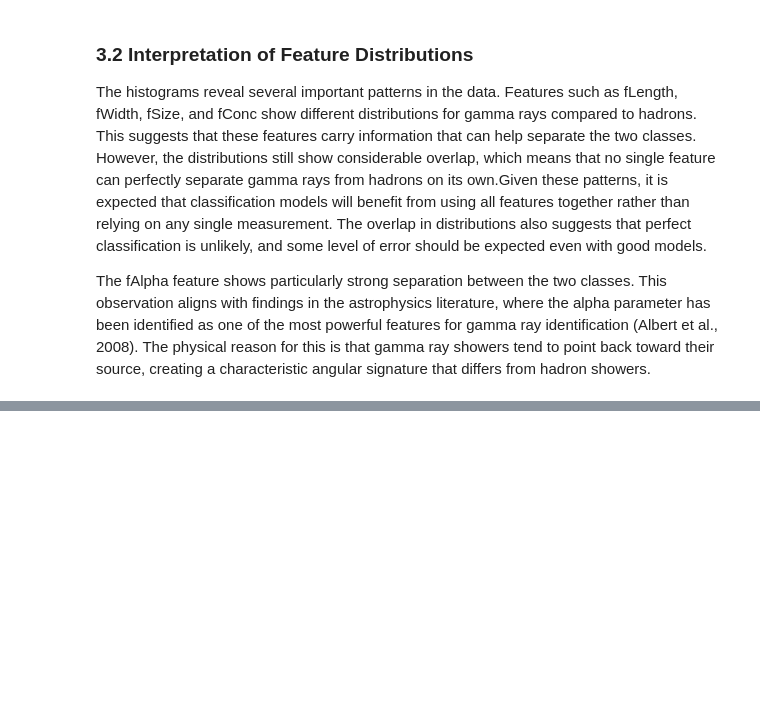
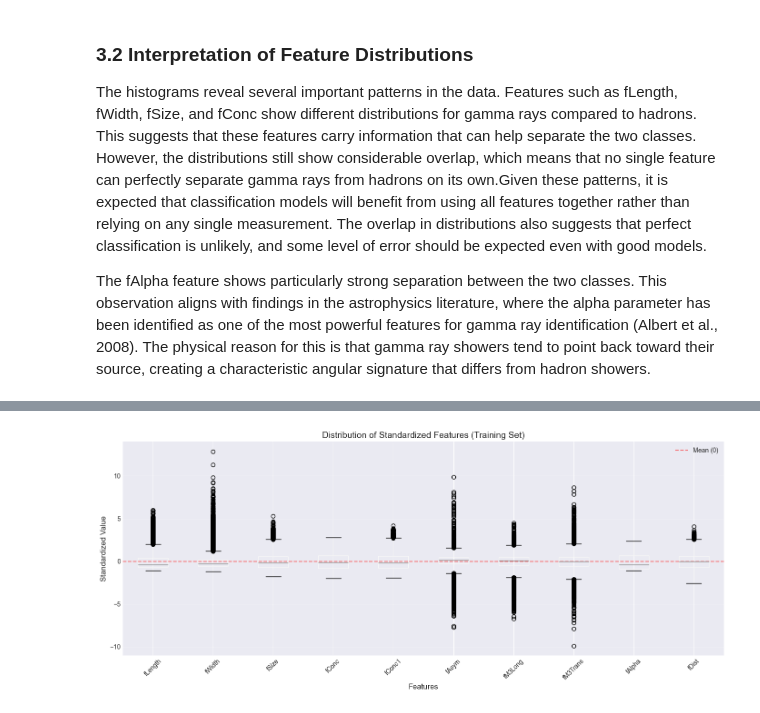
Before and after one commit to mwaniasam/Formative-1, a Jupyter notebook: Formative-1_Classical_ML_and_NN_from_Scratch/Assignment1_SamuelMwania.ipynb, the cells around one changed output, grey strips where cells are left out. Saved outputs shown, nothing was run; the diff lists cells and outputs as text; code cells hidden in the pictures; blank space fills up the shorter version.

```diff
--- a/Formative-1_Classical_ML_and_NN_from_Scratch/Assignment1_SamuelMwania.ipynb
+++ b/Formative-1_Classical_ML_and_NN_from_Scratch/Assignment1_SamuelMwania.ipynb
@@ -151,0 +271,27 @@ Hastie, T., Tibshirani, R., & Friedman, J. (2009). The Elements of Statistical L
+# %%
+# Separate features and target
+X = df.drop('class', axis=1).values
+y = df['class'].map({'g': 1, 'h': 0}).values
+
+print(f"Feature matrix shape: {X.shape}")
+print(f"Target vector shape: {y.shape}")
+print(f"\nClass distribution in target:")
+print(f"Gamma (1): {np.sum(y == 1)} ({np.mean(y == 1)*100:.2f}%)")
+print(f"Hadron (0): {np.sum(y == 0)} ({np.mean(y == 0)*100:.2f}%)")
+
+# Split data into training and testing sets
+X_train, X_test, y_train, y_test = train_test_split(
+    X, y, test_size=0.2, random_state=42, stratify=y
+)
+
+print(f"\nTraining set size: {X_train.shape[0]}")
+print(f"Testing set size: {X_test.shape[0]}")
+
+# Standardize features
+scaler = StandardScaler()
+X_train_scaled = scaler.fit_transform(X_train)
+X_test_scaled = scaler.transform(X_test)
+
+print(f"\nFeature scaling completed.")
+print(f"Mean of scaled training features: {X_train_scaled.mean(axis=0)}")
+print(f"Std of scaled training features: {X_train_scaled.std(axis=0)}")
@@ -151,0 +318,16 @@ Hastie, T., Tibshirani, R., & Friedman, J. (2009). The Elements of Statistical L
+# %%
+# Visualize scaled features
+fig, ax = plt.subplots(figsize=(14, 6))
+scaled_df = pd.DataFrame(X_train_scaled, columns=df.columns[:-1])
+scaled_df.boxplot(ax=ax)
+ax.set_title('Distribution of Standardized Features (Training Set)', fontsize=14)
+ax.set_xlabel('Features', fontsize=12)
+ax.set_ylabel('Standardized Value', fontsize=12)
+ax.axhline(y=0, color='r', linestyle='--', alpha=0.5, label='Mean (0)')
+ax.legend()
+plt.xticks(rotation=45)
+plt.grid(axis='y', alpha=0.3)
+plt.tight_layout()
+plt.show()
+# %% [output]
+[figure, added]
```
Also changed, not shown: parts of 17 cells of this notebook.
